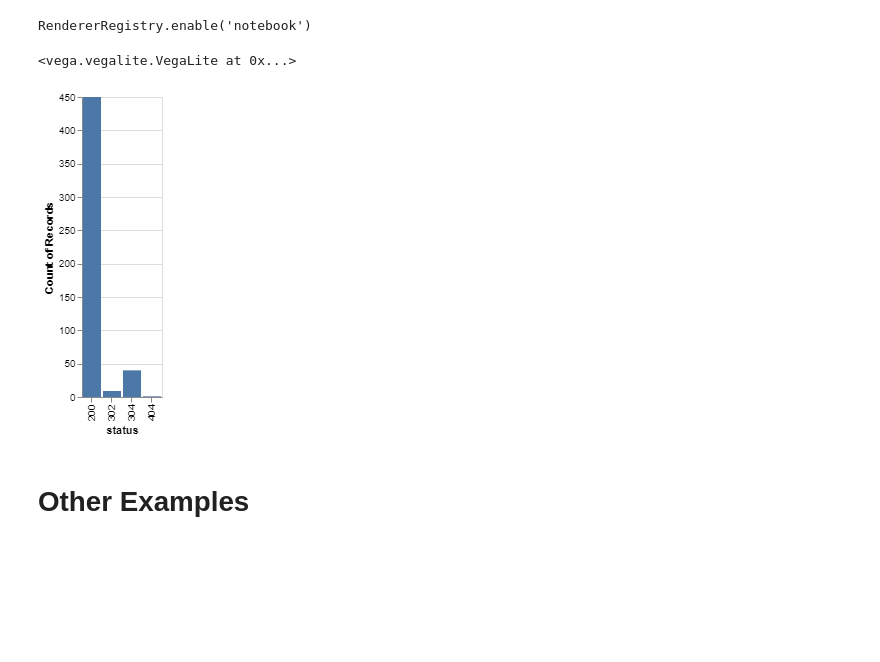
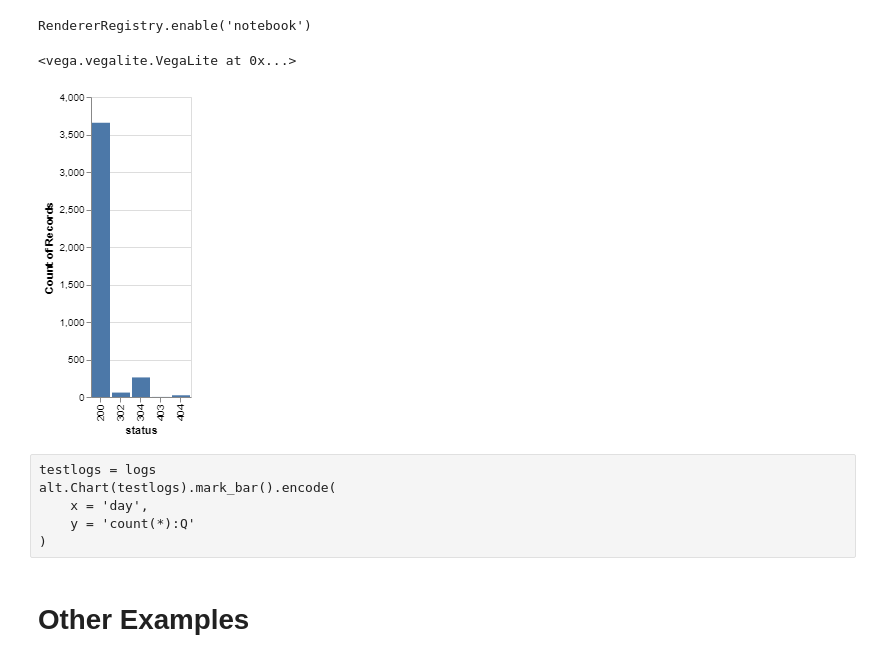
Before and after one commit to kkrathor/JupyterBootcamp, a Jupyter notebook: apache_log_analytics.ipynb, the cells around one changed output. Cells and saved outputs as stored; diff of their text form; code cells hidden in the pictures; blank space fills up the shorter version.

```diff
--- a/apache_log_analytics.ipynb
+++ b/apache_log_analytics.ipynb
@@ -48,3 +49,17 @@ with open(datafile,"r") as f:
     parsed = map(parse_access_logs, data)
 
 logs = pd.DataFrame(list(parsed), columns= ["host", "time", "request", "status", "size"])
+# %%
+def create_df(logfile):
+    os.path.exists(logfile)
+    with open(logfile,"r") as f:
+        data = f.readlines()
+        parsed = map(parse_access_logs, data)
+        return pd.DataFrame(list(parsed), columns= ["host", "time", "request", "status", "size"])
+# %%
+logdir = r".\testdata\apache_logs"
+logfiles = map(lambda x: os.path.join(logdir,x), os.listdir(logdir))
+dataframes = map(create_df, logfiles)
+df = functools.reduce(lambda acc,x: pd.concat([acc,x], ignore_index=True) , dataframes, pd.DataFrame())
+
+df.head()
@@ -51,3 +77,6 @@ logs = pd.DataFrame(list(parsed), columns= ["host", "time", "request", "status",
+# %%
+#logs = df.loc[:4000]
+logs = df
 # %% [markdown]
 # Explore Data #
 # %%
@@ -130,3 +172,11 @@ logs["size"] = logs["size"].apply(convert_to_int)
+# %%
+def day_of_week(d):
+    import datetime
+    days = ["Monday","Tuesday","Wednesday","Thursday","Friday","Saturday","Sunday"]
+    weekday = d.weekday()
+    return days[weekday]
+
+logs["day"] = logs["time"].apply(day_of_week)
 # %%
 logs.head()
 # %% [output]
@@ -158,13 +226,20 @@ alt.renderers.enable('notebook')
 # %% [output]
 RendererRegistry.enable('notebook')
 # %%
-alt.Chart(logs).mark_bar().encode(
+testlogs = logs.loc[:4000]
+alt.Chart(testlogs).mark_bar().encode(
     x = 'status',
     y = 'count(*):Q'
 )
 # %% [output]
 <vega.vegalite.VegaLite at 0x...>
-[figure, old version]
+[figure, new version]
+# %% [raw]
+testlogs = logs
+alt.Chart(testlogs).mark_bar().encode(
+    x = 'day',
+    y = 'count(*):Q'
+)
 # %% [markdown]
 # Other Examples #
 # %%
```
Also changed, not shown: parts of 24 cells of this notebook.
